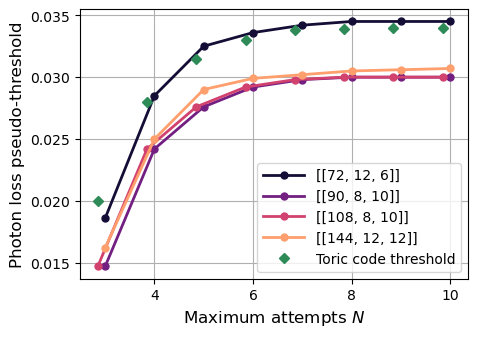
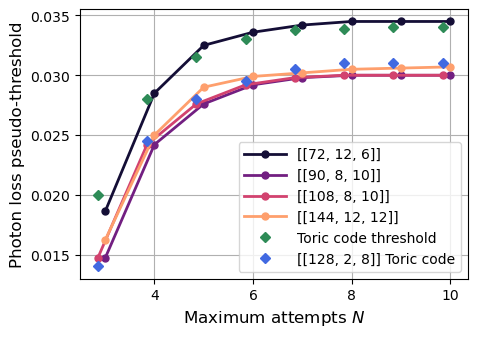
Unified diff of the notebook cell whose output changed from the first chart to the second:
--- before
+++ after
@@ -16,4 +16,5 @@
 
 pt = [pt72,pt90,pt108,pt144]
+l8_pt = [0.014, 0.0245, 0.028, 0.0295, 0.0305, 0.031, 0.031, 0.031] # obtain similarly, with Toric code data
 plt.figure(figsize=(5, 3.5))
 cmap = cm.get_cmap('magma')
@@ -29,4 +30,5 @@
 from matplotlib.legend_handler import HandlerLine2D
 line, =plt.plot(np.arange(3,11)-0.15,thresholds,'D', ms=5, lw=2,label="Toric code threshold",color="seagreen")
+line, =plt.plot(np.arange(3,11)-0.15,l8_pt,'D', ms=5, lw=2,label="[[128, 2, 8]] Toric code",color="royalblue")
 
 plt.xlabel(r"Maximum attempts $N$",size=12)

Commit: Update with error bars and Toric code data